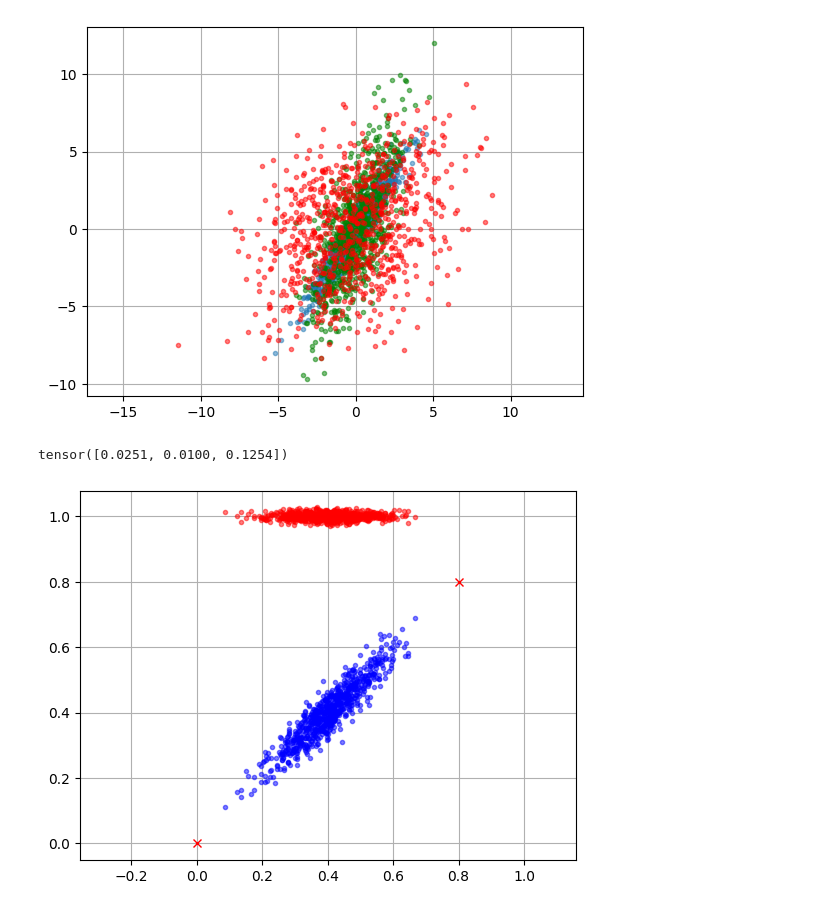
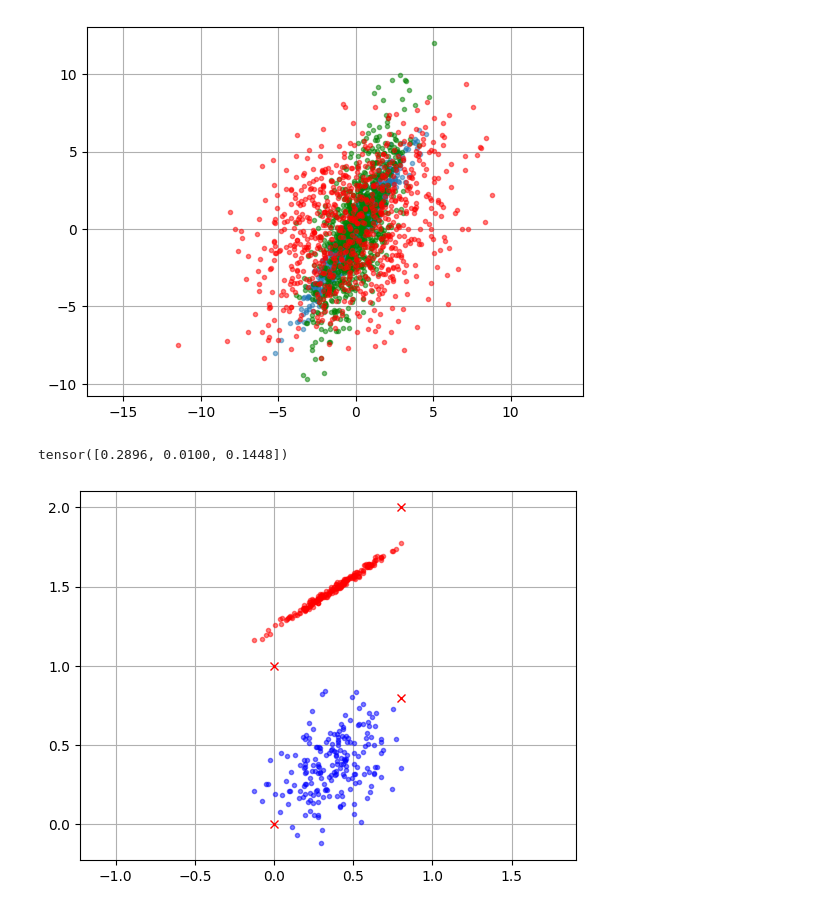
Before and after one commit to Ezrit/nerfstudio, a Jupyter notebook: Jupyter/test_coords.ipynb, the cells around one changed output. Cells and saved outputs as stored; diff of their text form; code cells hidden in the pictures.

```diff
--- a/Jupyter/test_coords.ipynb
+++ b/Jupyter/test_coords.ipynb
@@ -186,10 +186,10 @@ def get_multivariate_normal_3d(centers: torch.Tensor) -> torch.distributions.mul
 
     up_direction = torch.tensor([0, 1, 0], dtype=direction_norm.dtype, device=direction_norm.device)
     ortho_direction = torch.cross(up_direction, direction_norm)
-    ortho_direction = torch.cross(direction_norm, up_direction)
+    ortho_up = torch.cross(direction_norm, ortho_direction)
 
-    eigenvectors = torch.stack((direction_norm, up_direction, ortho_direction), dim=0)
-    eigenvalues = torch.tensor([torch.sqrt(direction_length/2)/30, 0.01, torch.sqrt(direction_length/2)/3/2])
+    eigenvectors = torch.stack((direction_norm, ortho_up, ortho_direction), dim=0)
+    eigenvalues = torch.tensor([torch.sqrt(direction_length/2)/3, 0.01, torch.sqrt(direction_length/2)/3/2])
     print(eigenvalues)
 
     cov = covariance_matrix(eigenvectors, eigenvalues)
@@ -221,35 +221,36 @@ def get_multivariate_normal_2d(centers: torch.Tensor) -> torch.distributions.mul
 
     sigma = direction_length / 2 / 2
 
     cov = covariance_matrix(eigenvectors, eigenvalues)
 
     return torch.distributions.multivariate_normal.MultivariateNormal(mean, covariance_matrix=cov)
 
 
 # mean = torch.tensor([0, 0], dtype=torch.float)
 
 # eigenvectors_1 = torch.tensor([[1, 1], [1, -1]], dtype=torch.float)
 # #eigenvectors_2 = form_orthonormal_basis(torch.tensor([[1,1]], dtype=torch.float))
 # eigenvalues_1 = torch.tensor([1, 2], dtype=torch.float)
 # cov_1 = covariance_matrix(eigenvectors_1, eigenvalues_1)
 # L, V = torch.linalg.eig(cov_1)
 # cov_test = covariance_matrix(V, L)
 # L2, V2 = torch.linalg.eig(cov_test)
 # pts_1_np = np.random.multivariate_normal(mean, cov_1, size=800)
 # mvn = torch.distributions.multivariate_normal.MultivariateNormal(mean, covariance_matrix=cov_1)
 # pts_1 = mvn.rsample((800,))
 
-nerf_centers = torch.tensor([[0,1,0], [0.8,1, 0.8]], dtype=torch.float)
+nerf_centers = torch.tensor([[0,1,0], [0.8,2, 0.8]], dtype=torch.float)
 mvn = get_multivariate_normal_3d(nerf_centers)
-pts_1 = mvn.rsample((800, ))
+pts_1 = mvn.rsample((200, ))
 
 
 plt.plot(pts_1[:, 0], pts_1[:, 2], '.', color='blue', alpha=0.5)
+plt.plot(nerf_centers[:, 0], nerf_centers[:, 2], 'x', color='red', alpha=1.0)
 plt.plot(pts_1[:, 0], pts_1[:, 1], '.', color='red', alpha=0.5)
-plt.plot(nerf_centers[:, 0], nerf_centers[:, 2], 'x', color='red', alpha=1.0)
+plt.plot(nerf_centers[:, 0], nerf_centers[:, 1], 'x', color='red', alpha=1.0)
 plt.axis('equal')
 plt.grid()
 plt.show()
 # %% [output]
-tensor([0.0251, 0.0100, 0.1254])
+tensor([0.2896, 0.0100, 0.1448])
-[figure, old version]
+[figure, new version]
```
Also changed, not shown: 5 other files.
